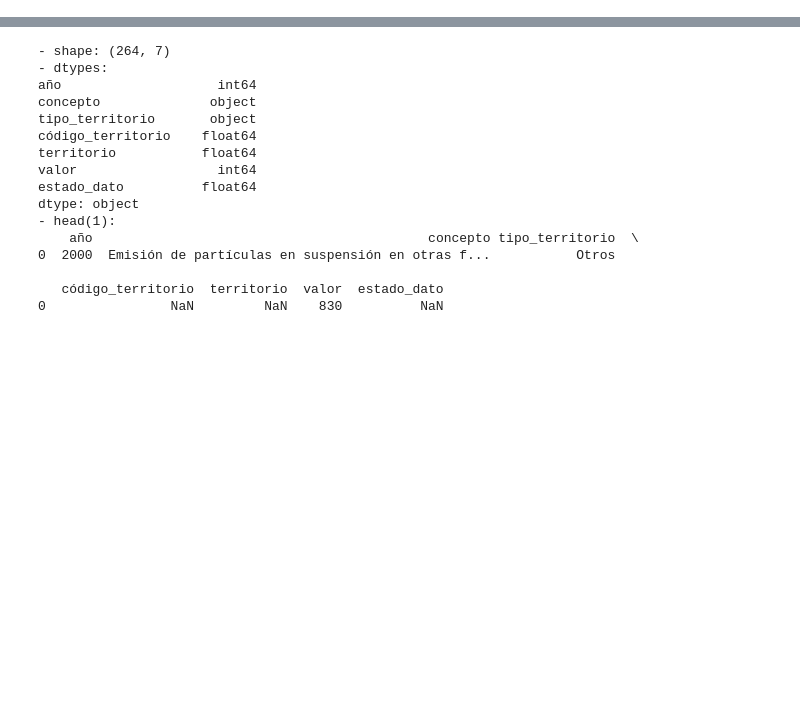
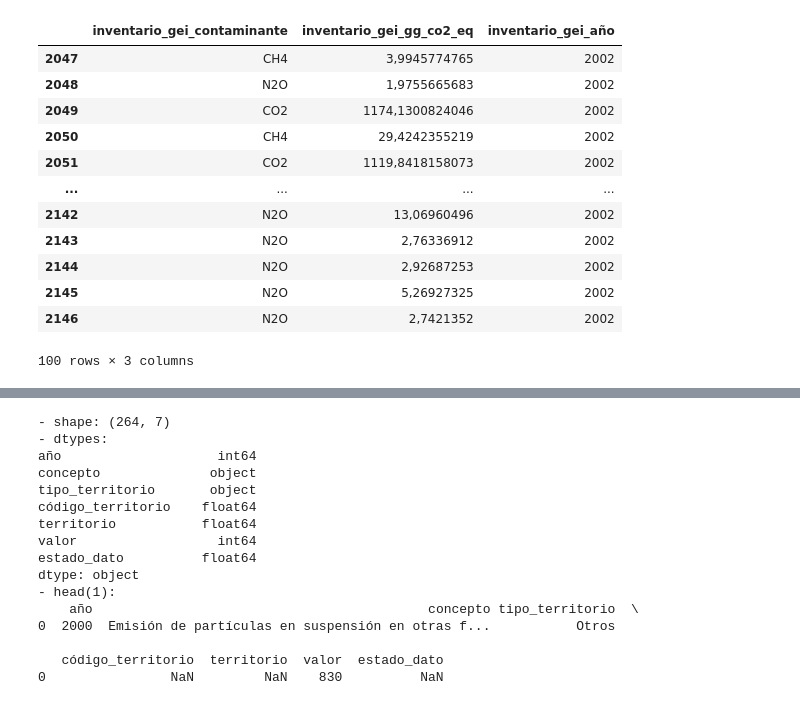
Before and after one commit to MBengochea/Low-Carbon-Heating-Roadmap-for-Madrid, a Jupyter notebook: notebooks/00_data_cleaning.ipynb, the cells around one changed output, grey strips where cells are left out. Cells and saved outputs as stored; diff of their text form; code cells hidden in the pictures; blank space fills up the shorter version.

```diff
--- a/notebooks/00_data_cleaning.ipynb
+++ b/notebooks/00_data_cleaning.ipynb
@@ -40,0 +95,17 @@ dtype: object
+# %%
+# 1.7) Filter / Filtrar
+df_gei.iloc[2047:2147, [4, 5, 0]]
+# %% [output]
+|  | inventario_gei_contaminante | inventario_gei_gg_co2_eq | inventario_gei_año |
+| 2047 | CH4 | 3,9945774765 | 2002 |
+| 2048 | N2O | 1,9755665683 | 2002 |
+| 2049 | CO2 | 1174,1300824046 | 2002 |
+| 2050 | CH4 | 29,4242355219 | 2002 |
+| 2051 | CO2 | 1119,8418158073 | 2002 |
+| ... | ... | ... | ... |
+| 2142 | N2O | 13,06960496 | 2002 |
+| 2143 | N2O | 2,76336912 | 2002 |
+| 2144 | N2O | 2,92687253 | 2002 |
+| 2145 | N2O | 5,26927325 | 2002 |
+| 2146 | N2O | 2,7421352 | 2002 |
+100 rows × 3 columns
```
Also changed, not shown: parts of 30 cells of this notebook, 56 other files.
